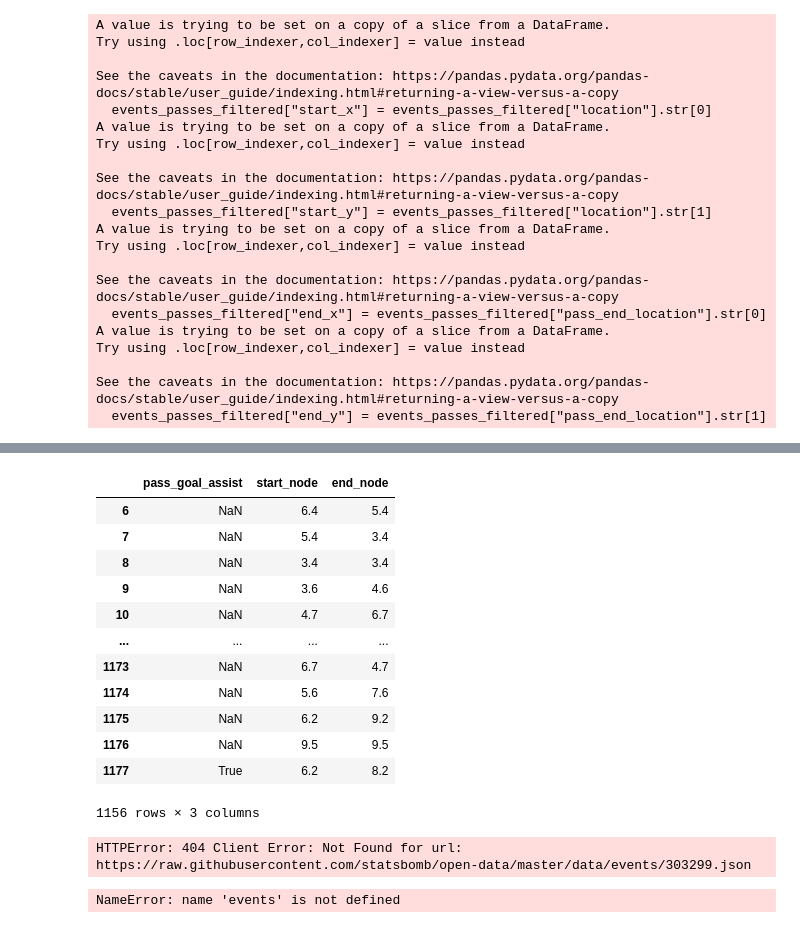
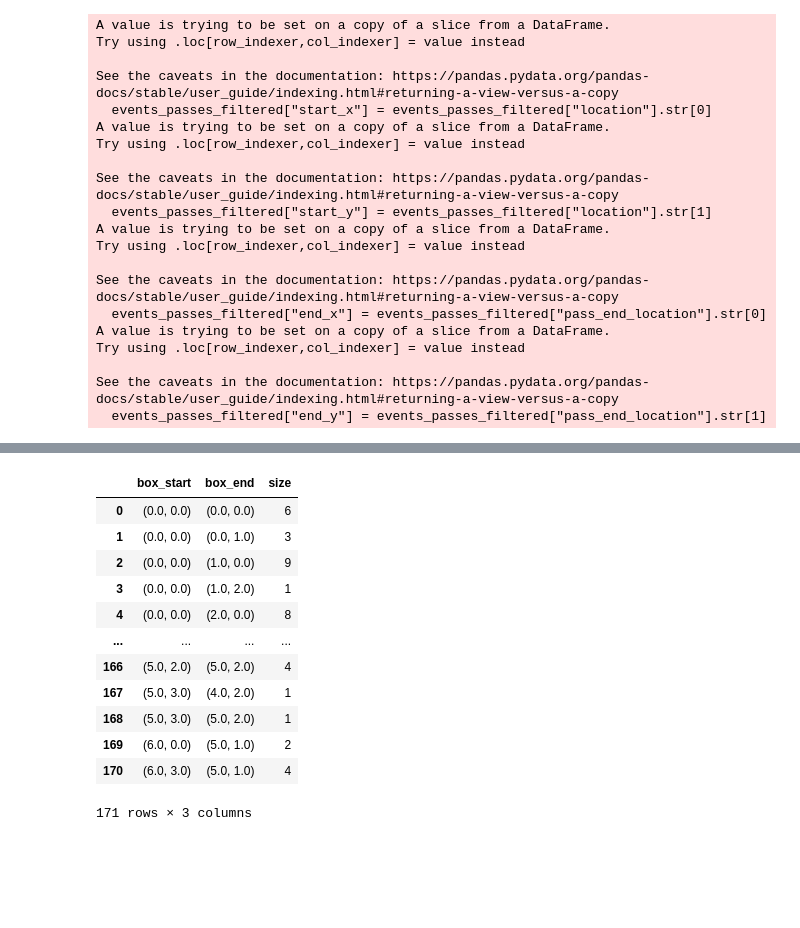
Before and after one commit to Morten-Tejlmand/5-semester, a Jupyter notebook: Fodbold/data.ipynb, the cells around one changed output, grey strips where cells are left out. Cells and saved outputs as stored; diff of their text form; code cells hidden in the pictures; blank space fills up the shorter version.

Commit message:
edge weights calculation

```diff
--- a/Fodbold/data.ipynb
+++ b/Fodbold/data.ipynb
@@ -129,3 +120,7 @@ y_box_start = events_passes_filtered["start_y"] // y_len_start
 
 x_box_end = events_passes_filtered["end_x"] // x_len_end
 y_box_end = events_passes_filtered["end_y"] // y_len_end
+
+edge_df = pd.DataFrame()
+edge_df['box_start'] = list(zip(x_box_start, y_box_start))
+edge_df['box_end'] = list(zip(x_box_end, y_box_end))
@@ -252,24 +126,0 @@ ValueError: Unable to determine Axes to steal space for Colorbar. Either provide
-# %%
-events_passes_filtered
-# %% [output]
-|  | pass_goal_assist | start_node | end_node |
-| 6 | NaN | 6.4 | 5.4 |
-| 7 | NaN | 5.4 | 3.4 |
-| 8 | NaN | 3.4 | 3.4 |
-| 9 | NaN | 3.6 | 4.6 |
-| 10 | NaN | 4.7 | 6.7 |
-| ... | ... | ... | ... |
-| 1173 | NaN | 6.7 | 4.7 |
-| 1174 | NaN | 5.6 | 7.6 |
-| 1175 | NaN | 6.2 | 9.2 |
-| 1176 | NaN | 9.5 | 9.5 |
-| 1177 | True | 6.2 | 8.2 |
-1156 rows × 3 columns
-# %%
-sb.events(match_id=303299, split=True, flatten_attrs=False)["dribbles"]
-# %% [output]
-HTTPError: 404 Client Error: Not Found for url: https://raw.githubusercontent.com/statsbomb/open-data/master/data/events/303299.json
-# %%
-events.head()
-# %% [output]
-NameError: name 'events' is not defined
@@ -277,0 +127,18 @@ print("Hello there")
+# %%
+edge_weights = edge_df.groupby(['box_start', 'box_end'], as_index=False).size()
+# %%
+edge_weights
+# %% [output]
+|  | box_start | box_end | size |
+| 0 | (0.0, 0.0) | (0.0, 0.0) | 6 |
+| 1 | (0.0, 0.0) | (0.0, 1.0) | 3 |
+| 2 | (0.0, 0.0) | (1.0, 0.0) | 9 |
+| 3 | (0.0, 0.0) | (1.0, 2.0) | 1 |
+| 4 | (0.0, 0.0) | (2.0, 0.0) | 8 |
+| ... | ... | ... | ... |
+| 166 | (5.0, 2.0) | (5.0, 2.0) | 4 |
+| 167 | (5.0, 3.0) | (4.0, 2.0) | 1 |
+| 168 | (5.0, 3.0) | (5.0, 2.0) | 1 |
+| 169 | (6.0, 0.0) | (5.0, 1.0) | 2 |
+| 170 | (6.0, 3.0) | (5.0, 1.0) | 4 |
+171 rows × 3 columns
```
Also changed, not shown: parts of 8 cells of this notebook.
